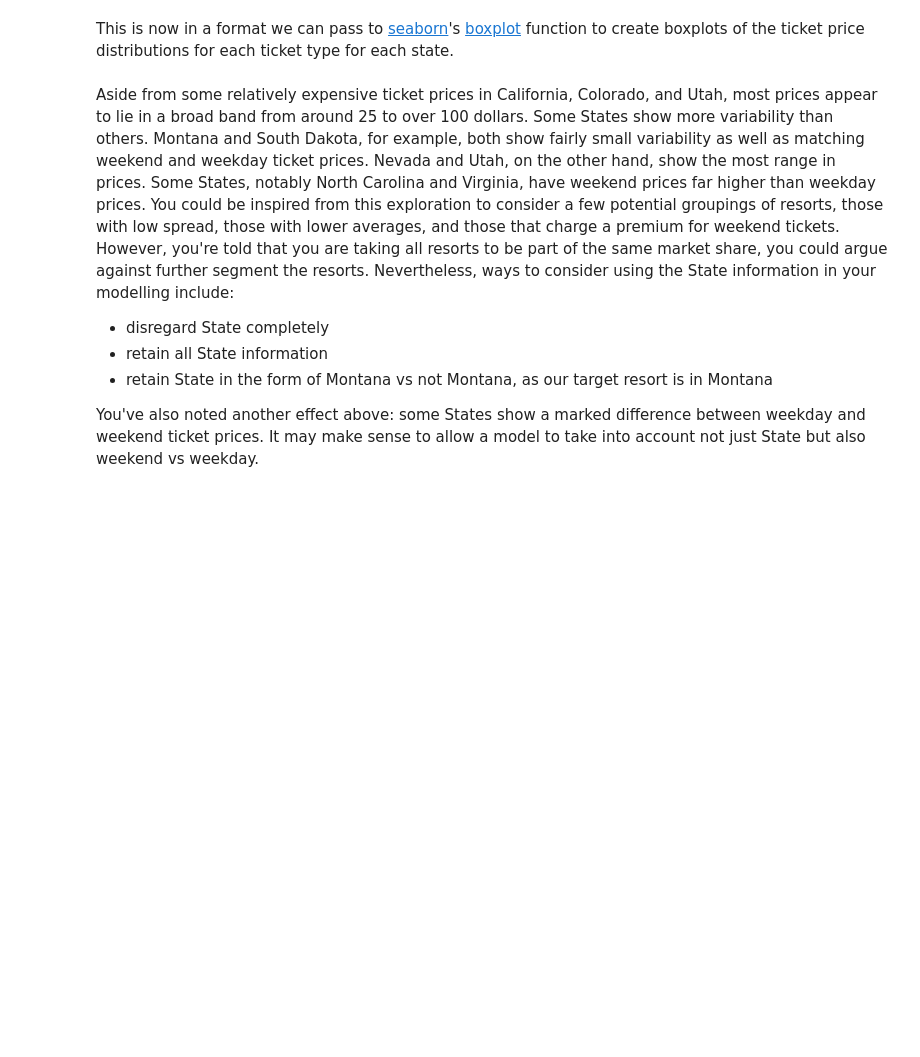
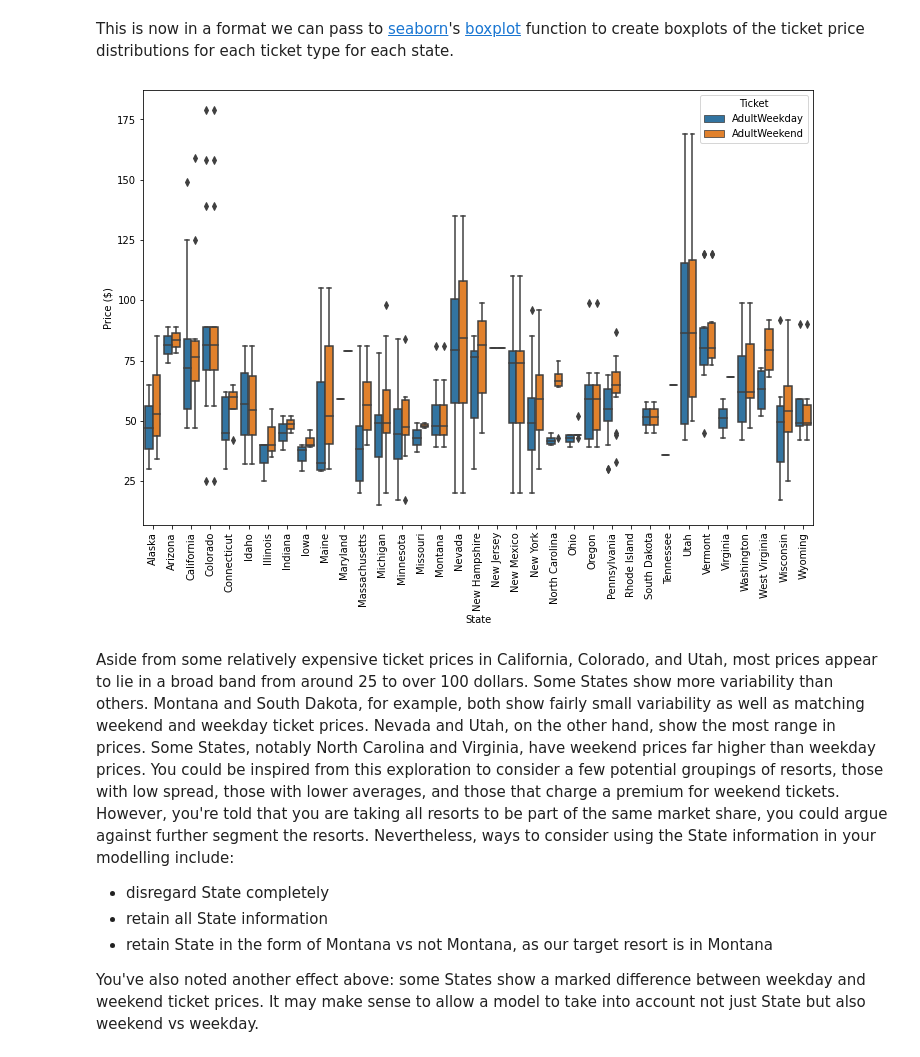
Before and after one commit to E8xE8/Capstone1, a Jupyter notebook: Notebooks/02_data_wrangling.ipynb, the cells around one changed output. Cells and saved outputs as stored; diff of their text form; code cells hidden in the pictures; blank space fills up the shorter version.

```diff
--- a/Notebooks/02_data_wrangling.ipynb
+++ b/Notebooks/02_data_wrangling.ipynb
@@ -291,11 +440,11 @@ Next, you can transform the data into a single column for price with a new categ
 #gather the ticket prices from the 'Adultweekday' and 'AdultWeekend' columns using the `value_vars` argument,
 #call the resultant price column 'Price' via the `value_name` argument,
 #name the weekday/weekend indicator column 'Ticket' via the `var_name` argument
-ticket_prices = pd.melt(ski_data[[___, ___, ___]],
-                        id_vars=___,
-                        var_name=___,
-                        value_vars=[___, ___],
-                        value_name=___)
+ticket_prices = pd.melt(ski_data[['state', 'AdultWeekday', 'AdultWeekend']],
+                        id_vars=['state'],
+                        var_name=['Ticket'],
+                        value_vars=['AdultWeekday', 'AdultWeekend'],
+                        value_name='Price')
 # %%
 ticket_prices.head()
 # %% [output]
@@ -310,13 +459,15 @@ This is now in a format we can pass to [seaborn](https://seaborn.pydata.org/)'s
 # %%
 #Code task 16#
 #Create a seaborn boxplot of the ticket price dataframe we created above,
 #with 'state' on the x-axis, 'Price' as the y-value, and a hue that indicates 'Ticket'
 #This will use boxplot's x, y, hue, and data arguments.
 plt.subplots(figsize=(12, 8))
-sns.boxplot(x=___, y=___, hue=___, data=ticket_prices)
+sns.boxplot(x=ticket_prices.state, y=ticket_prices.Price, hue=ticket_prices.Ticket, data=ticket_prices)
 plt.xticks(rotation='vertical')
 plt.ylabel('Price ($)')
 plt.xlabel('State');
+# %% [output]
+[figure, added]
 # %% [markdown]
 Aside from some relatively expensive ticket prices in California, Colorado, and Utah, most prices appear to lie in a broad band from around 25 to over 100 dollars. Some States show more variability than others. Montana and South Dakota, for example, both show fairly small variability as well as matching weekend and weekday ticket prices. Nevada and Utah, on the other hand, show the most range in prices. Some States, notably North Carolina and Virginia, have weekend prices far higher than weekday prices. You could be inspired from this exploration to consider a few potential groupings of resorts, those with low spread, those with lower averages, and those that charge a premium for weekend tickets. However, you're told that you are taking all resorts to be part of the same market share, you  could argue against further segment the resorts. Nevertheless, ways to consider using the State information in your modelling include:
 
```
Also changed, not shown: parts of 47 cells of this notebook, 4 other files.
